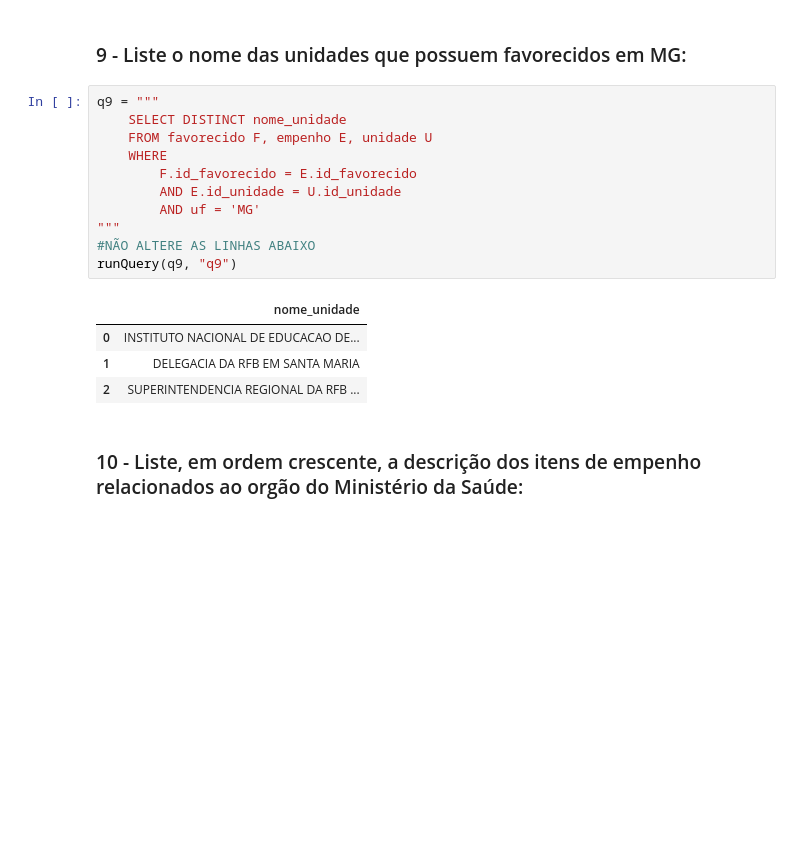
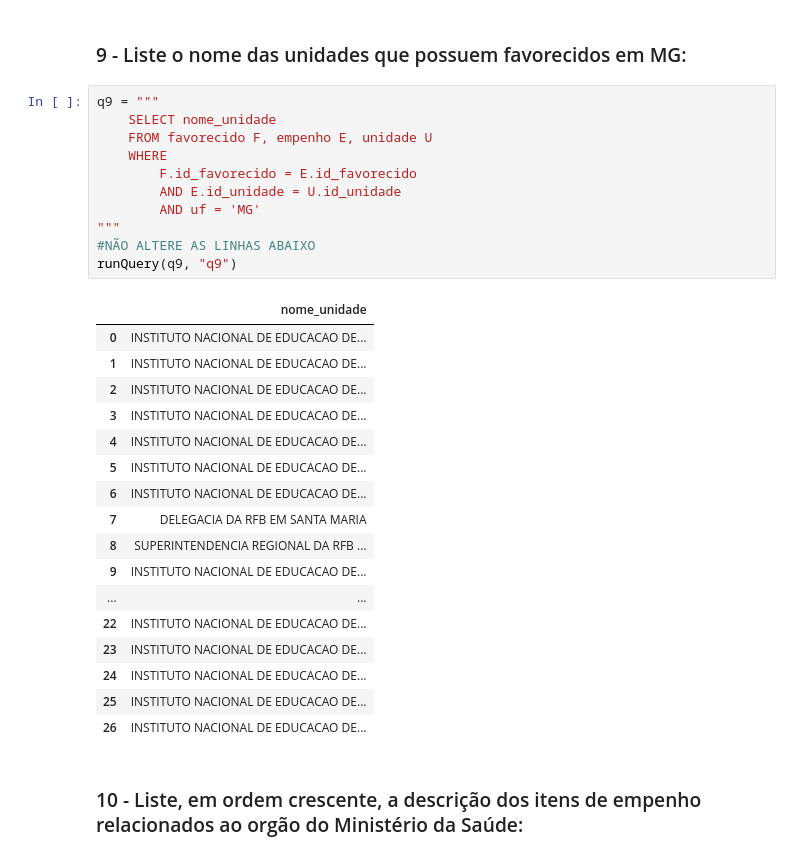
Before and after one commit to bruno-marcelino10/estudos-com-py, a Jupyter notebook: exercícios/Trabalhos Introdução a Banco de Dados/TP1/TP1_2019013155.ipynb, the cells around one changed output. Cells and saved outputs as stored; diff of their text form; blank space fills up the shorter version.

```diff
--- a/exercícios/Trabalhos Introdução a Banco de Dados/TP1/TP1_2019013155.ipynb
+++ b/exercícios/Trabalhos Introdução a Banco de Dados/TP1/TP1_2019013155.ipynb
@@ -455,20 +475,33 @@ runQuery(q8, "q8")
 ### 9 - Liste o nome das unidades que possuem favorecidos em MG:
 # %%
 q9 = """
-    SELECT DISTINCT nome_unidade
+    SELECT nome_unidade
     FROM favorecido F, empenho E, unidade U
     WHERE
         F.id_favorecido = E.id_favorecido
         AND E.id_unidade = U.id_unidade
         AND uf = 'MG'
 """
 #NÃO ALTERE AS LINHAS ABAIXO
 runQuery(q9, "q9")
 # %% [output]
 |  | nome_unidade |
 | 0 | INSTITUTO NACIONAL DE EDUCACAO DE... |
-| 1 | DELEGACIA DA RFB EM SANTA MARIA |
-| 2 | SUPERINTENDENCIA REGIONAL DA RFB ... |
+| 1 | INSTITUTO NACIONAL DE EDUCACAO DE... |
+| 2 | INSTITUTO NACIONAL DE EDUCACAO DE... |
+| 3 | INSTITUTO NACIONAL DE EDUCACAO DE... |
+| 4 | INSTITUTO NACIONAL DE EDUCACAO DE... |
+| 5 | INSTITUTO NACIONAL DE EDUCACAO DE... |
+| 6 | INSTITUTO NACIONAL DE EDUCACAO DE... |
+| 7 | DELEGACIA DA RFB EM SANTA MARIA |
+| 8 | SUPERINTENDENCIA REGIONAL DA RFB ... |
+| 9 | INSTITUTO NACIONAL DE EDUCACAO DE... |
+| ... | ... |
+| 22 | INSTITUTO NACIONAL DE EDUCACAO DE... |
+| 23 | INSTITUTO NACIONAL DE EDUCACAO DE... |
+| 24 | INSTITUTO NACIONAL DE EDUCACAO DE... |
+| 25 | INSTITUTO NACIONAL DE EDUCACAO DE... |
+| 26 | INSTITUTO NACIONAL DE EDUCACAO DE... |
 # %% [markdown]
 ### 10 - Liste, em ordem crescente, a descrição dos itens de empenho relacionados ao orgão do Ministério da Saúde:
 # %%
```
Also changed, not shown: parts of 13 cells of this notebook, 1 other file.
